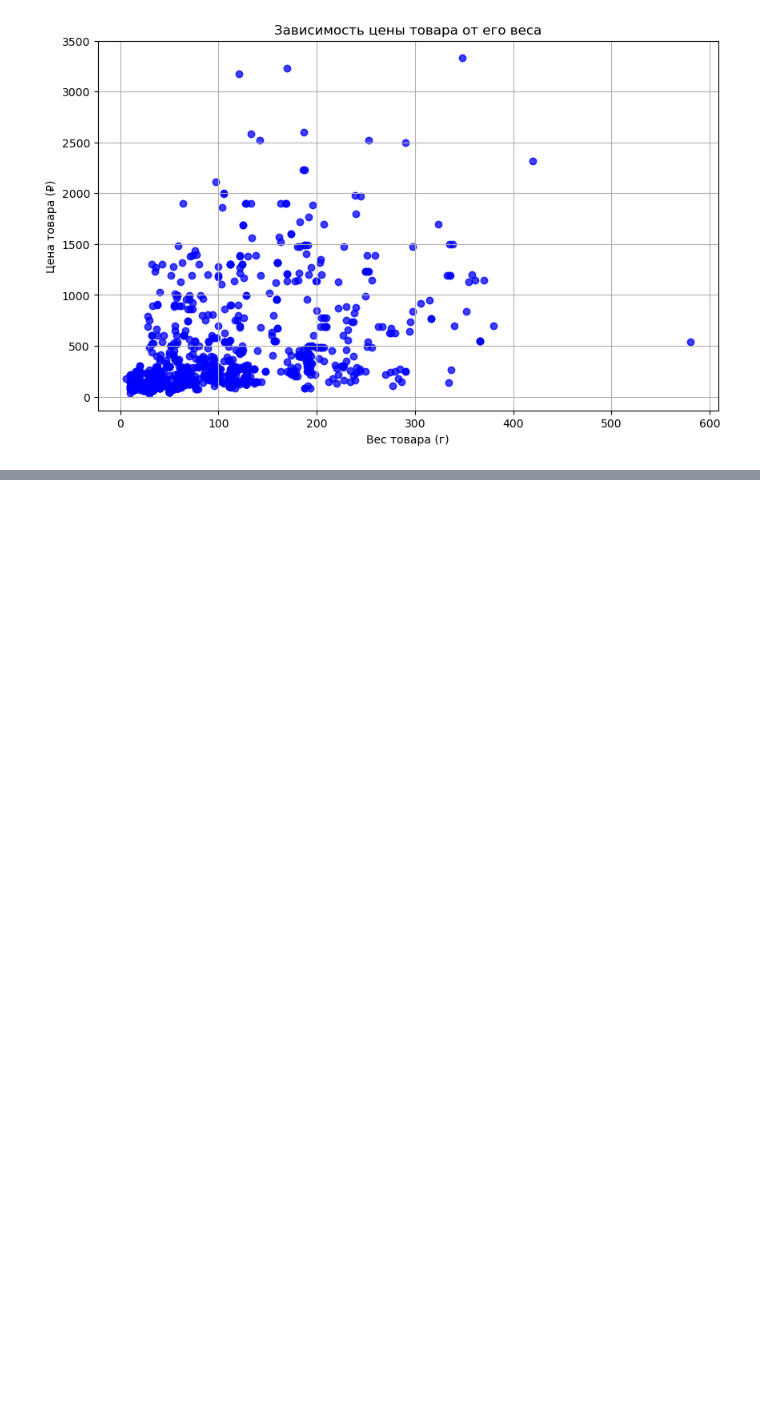
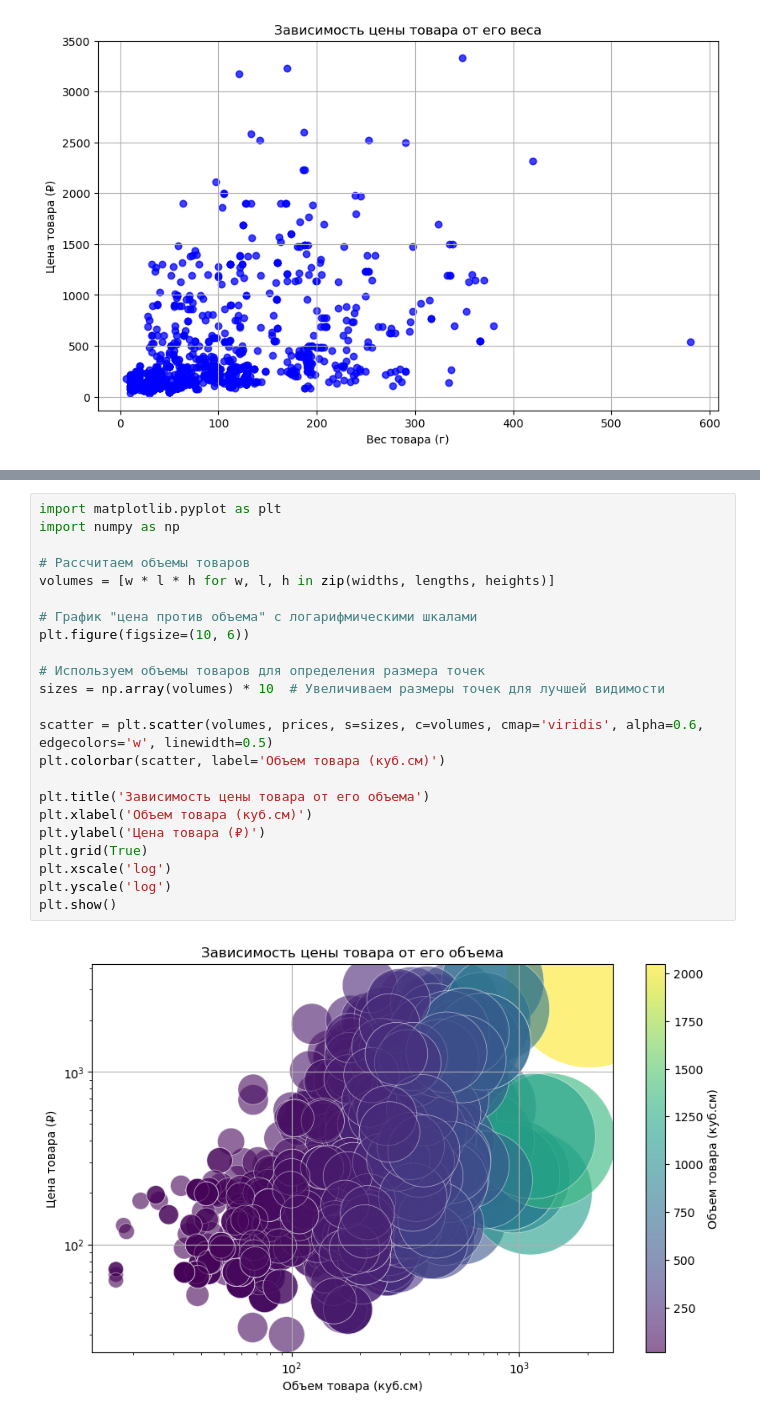
Before and after one commit to marita-mint/ulybka-radugi-project, a Jupyter notebook: new.ipynb, the cells around one changed output, grey strips where cells are left out. Saved outputs shown, nothing was run; the diff lists cells and outputs as text; blank space fills up the shorter version.

```diff
--- a/new.ipynb
+++ b/new.ipynb
@@ -271,0 +380,25 @@ plt.show()
+# %%
+import matplotlib.pyplot as plt
+import numpy as np
+
+# Рассчитаем объемы товаров
+volumes = [w * l * h for w, l, h in zip(widths, lengths, heights)]
+
+# График "цена против объема" с логарифмическими шкалами
+plt.figure(figsize=(10, 6))
+
+# Используем объемы товаров для определения размера точек
+sizes = np.array(volumes) * 10  # Увеличиваем размеры точек для лучшей видимости
+
+scatter = plt.scatter(volumes, prices, s=sizes, c=volumes, cmap='viridis', alpha=0.6, edgecolors='w', linewidth=0.5)
+plt.colorbar(scatter, label='Объем товара (куб.см)')
+
+plt.title('Зависимость цены товара от его объема')
+plt.xlabel('Объем товара (куб.см)')
+plt.ylabel('Цена товара (₽)')
+plt.grid(True)
+plt.xscale('log')
+plt.yscale('log')
+plt.show()
+# %% [output]
+[figure, added]
```
Also changed, not shown: parts of 12 cells of this notebook.
